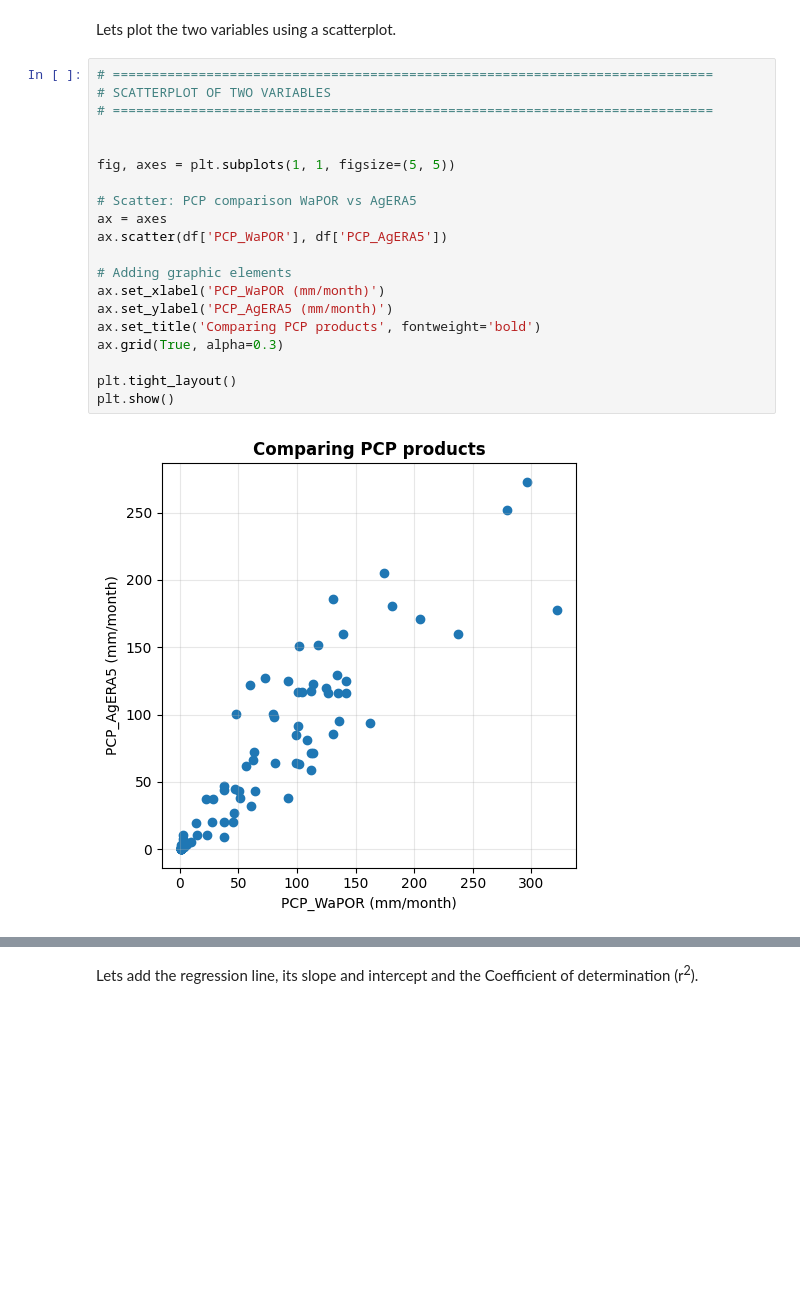
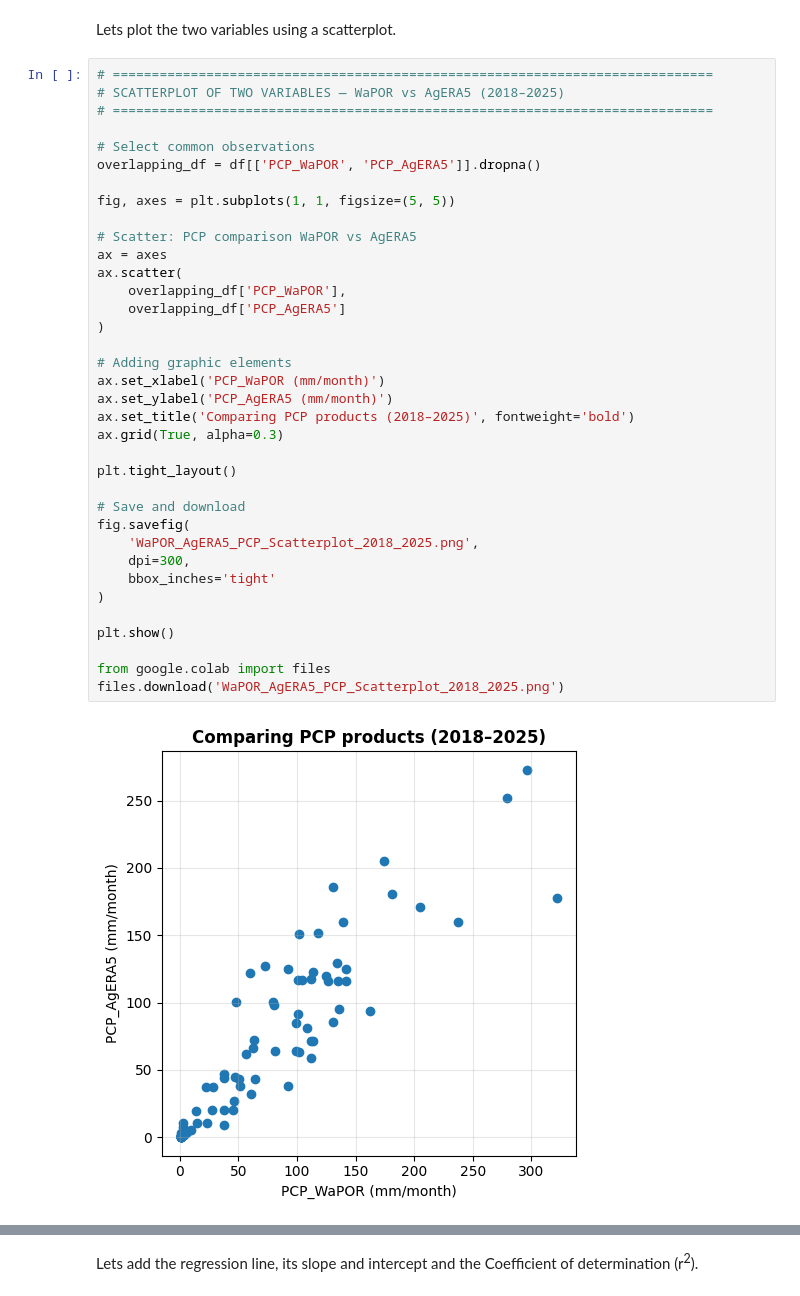
Before and after one commit to drealdrizz/Arithmetic, a Jupyter notebook: 3.1_Correlation_Analyses.ipynb, the cells around one changed output, grey strips where cells are left out. Saved outputs shown, nothing was run; the diff lists cells and outputs as text; blank space fills up the shorter version.

```diff
--- a/3.1_Correlation_Analyses.ipynb
+++ b/3.1_Correlation_Analyses.ipynb
@@ -357,23 +482,39 @@ ax.grid(True, alpha=0.2)
 Lets plot the two variables using a scatterplot.
 # %%
 # =============================================================================
-# SCATTERPLOT OF TWO VARIABLES
+# SCATTERPLOT OF TWO VARIABLES — WaPOR vs AgERA5 (2018–2025)
 # =============================================================================
 
+# Select common observations
+overlapping_df = df[['PCP_WaPOR', 'PCP_AgERA5']].dropna()
 
 fig, axes = plt.subplots(1, 1, figsize=(5, 5))
 
 # Scatter: PCP comparison WaPOR vs AgERA5
 ax = axes
-ax.scatter(df['PCP_WaPOR'], df['PCP_AgERA5'])
+ax.scatter(
+    overlapping_df['PCP_WaPOR'],
+    overlapping_df['PCP_AgERA5']
+)
 
 # Adding graphic elements
 ax.set_xlabel('PCP_WaPOR (mm/month)')
 ax.set_ylabel('PCP_AgERA5 (mm/month)')
-ax.set_title('Comparing PCP products', fontweight='bold')
+ax.set_title('Comparing PCP products (2018–2025)', fontweight='bold')
 ax.grid(True, alpha=0.3)
 
 plt.tight_layout()
+
+# Save and download
+fig.savefig(
+    'WaPOR_AgERA5_PCP_Scatterplot_2018_2025.png',
+    dpi=300,
+    bbox_inches='tight'
+)
+
 plt.show()
+
+from google.colab import files
+files.download('WaPOR_AgERA5_PCP_Scatterplot_2018_2025.png')
 # %% [output]
-[figure, old version]
+[figure, new version]
```
Also changed, not shown: parts of 5 cells of this notebook.
